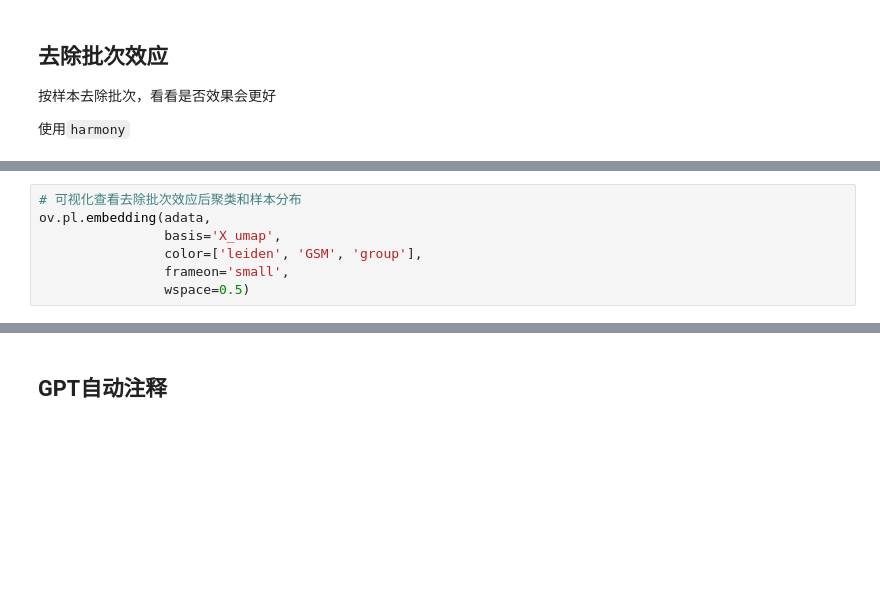
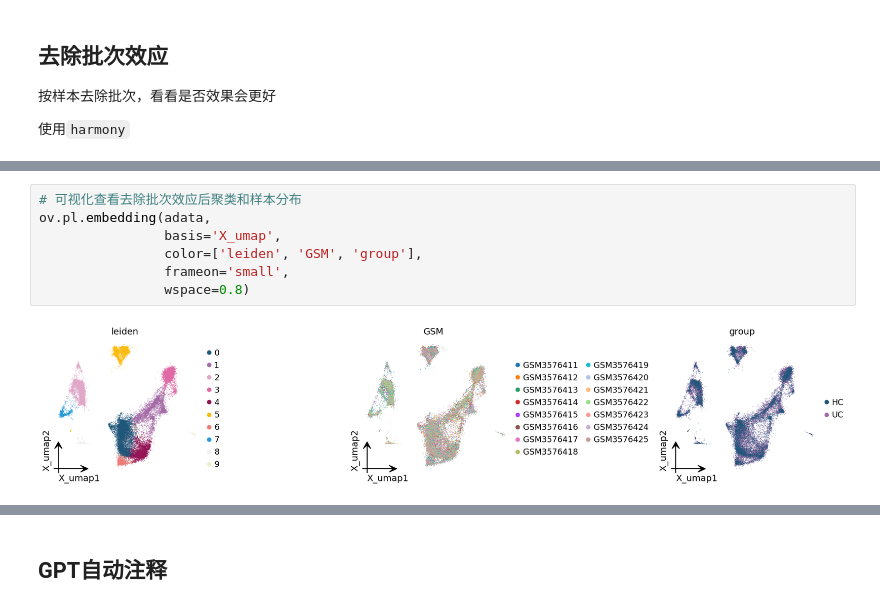
Before and after one commit to MedXLab-SWMU/UC_Treg_Project, a Jupyter notebook: notebooks/1_preprocessing/1.2_qc_filtered/6_GSE125527_pbmc.ipynb, the cells around one changed output, grey strips where cells are left out. Drawn from its saved outputs; the diff is of its cells as text; blank space fills up the shorter version.

```diff
--- a/notebooks/1_preprocessing/1.2_qc_filtered/6_GSE125527_pbmc.ipynb
+++ b/notebooks/1_preprocessing/1.2_qc_filtered/6_GSE125527_pbmc.ipynb
@@ -311,10 +390,12 @@ ov.pp.leiden(adata,resolution=0.4)
 # %%
 # 可视化查看去除批次效应后聚类和样本分布
 ov.pl.embedding(adata,
                 basis='X_umap',
                 color=['leiden', 'GSM', 'group'],
                 frameon='small',
-                wspace=0.5)
+                wspace=0.8)
+# %% [output]
+[figure, added]
 # %%
 # 免疫谱系
 ov.pl.embedding(adata,
```
Also changed, not shown: parts of 11 cells of this notebook, 2 other files.
